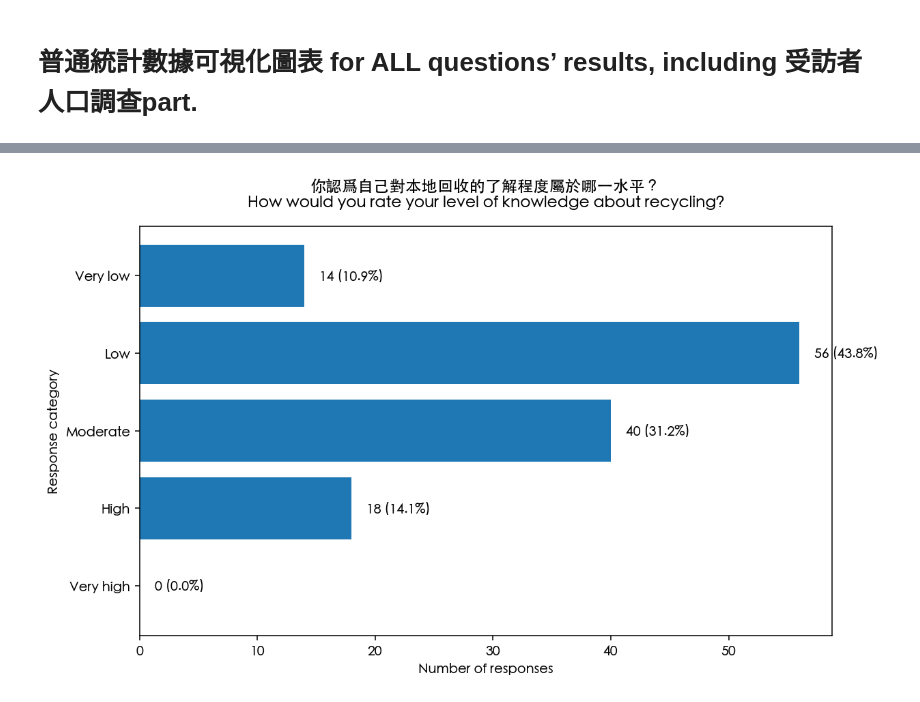
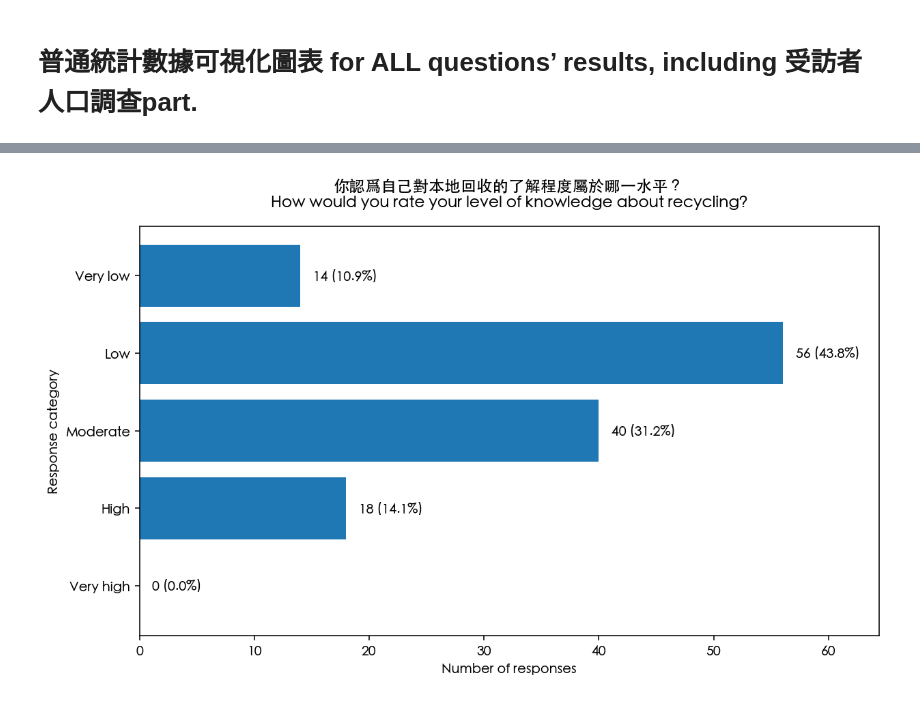
Before and after one commit to Tony0824X/Green-Community_DataAnalysis, a Jupyter notebook: Green@Community_DataAnalysis/Simple statistics visualisation/1.1.ipynb, the cells around one changed output, grey strips where cells are left out. Saved outputs shown, nothing was run; the diff lists cells and outputs as text; code cells hidden in the pictures.

```diff
--- a/Green@Community_DataAnalysis/Simple statistics visualisation/1.1.ipynb
+++ b/Green@Community_DataAnalysis/Simple statistics visualisation/1.1.ipynb
@@ -148,44 +152,21 @@ QUESTION_CANDIDATES = [
 ]
 
 # Ascending knowledge order
-LIKERT_ORDER = [
-    "Very low",
-    "Low",
-    "Moderate",
-    "High",
-    "Very high",
-]
+LIKERT_ORDER = ["Very low", "Low", "Moderate", "High", "Very high"]
 
 # Map common variants to normalized labels
 VALUE_MAP = {
     # English
-    "very low": "Very low",
-    "low": "Low",
-    "moderate": "Moderate",
-    "medium": "Moderate",
-    "average": "Moderate",
-    "high": "High",
-    "very high": "Very high",
-    "excellent": "Very high",
+    "very low": "Very low", "low": "Low", "moderate": "Moderate",
+    "medium": "Moderate", "average": "Moderate", "high": "High",
+    "very high": "Very high", "excellent": "Very high",
     # Numeric encodings (1–5)
-    "1": "Very low",
-    "2": "Low",
-    "3": "Moderate",
-    "4": "High",
-    "5": "Very high",
+    "1": "Very low", "2": "Low", "3": "Moderate", "4": "High", "5": "Very high",
     # Chinese (common variants)
-    "非常不了解": "Very low",
-    "很不了解": "Very low",
-    "不了解": "Low",
-    "低": "Low",
-    "一般": "Moderate",
-    "中等": "Moderate",
-    "普通": "Moderate",
-    "了解": "High",
-    "高": "High",
-    "非常了解": "Very high",
-    "很了解": "Very high",
-    "極度了解": "Very high",
+    "非常不了解": "Very low", "很不了解": "Very low", "不了解": "Low", "低": "Low",
+    "一般": "Moderate", "中等": "Moderate", "普通": "Moderate",
+    "了解": "High", "高": "High",
+    "非常了解": "Very high", "很了解": "Very high", "極度了解": "Very high",
 }
 
 # -----------------------------
@@ -245,33 +226,38 @@ mapped = [m for m in (normalize_response(x) for x in df[question_col]) if m is n
 counts = pd.Series(mapped).value_counts()
 
 ordered = pd.Series([counts.get(cat, 0) for cat in LIKERT_ORDER], index=LIKERT_ORDER)
 # If there are unmapped non-null values, add an "Other/Invalid" bar
 other = len([x for x in df[question_col] if pd.notna(x)]) - len(mapped)
 if other > 0:
     ordered["Other/Invalid"] = other
 
 total = int(ordered.sum())
 summary = ordered.reset_index()
 summary.columns = ["Response", "Count"]
 perc = (summary["Count"] / total * 100).round(1)
 
 # Plot — horizontal bar (best for long labels & Likert order)
 fig, ax = plt.subplots(figsize=(9, 5.5), dpi=140)
 ax.barh(summary["Response"], summary["Count"])
 
-# annotate counts & percents
+# Make room on the right so labels don't go outside the axes
+max_count = max(summary["Count"].max(), 1)
+ax.set_xlim(0, max_count * 1.15)           # 15% headroom
+
+# annotate counts & percents (kept inside axes using small offset)
 for i, (cnt, p) in enumerate(zip(summary["Count"], perc)):
-    ax.text(int(cnt) + max(1, total * 0.01), i, f"{cnt} ({p}%)", va="center")
+    ax.text(cnt + max(0.02 * max_count, 0.5), i, f"{cnt} ({p}%)",
+            va="center", ha="left")
 
 ax.set_title(
     '你認爲自己對本地回收的了解程度屬於哪一水平？\n'
     'How would you rate your level of knowledge about recycling?',
     pad=14
 )
 ax.set_xlabel("Number of responses")
 ax.set_ylabel("Response category")
 ax.invert_yaxis()
 plt.tight_layout()
 plt.show()
 # %% [output]
-[figure, old version]
+[figure, new version]
```
Also changed, not shown: parts of 4 cells of this notebook.
